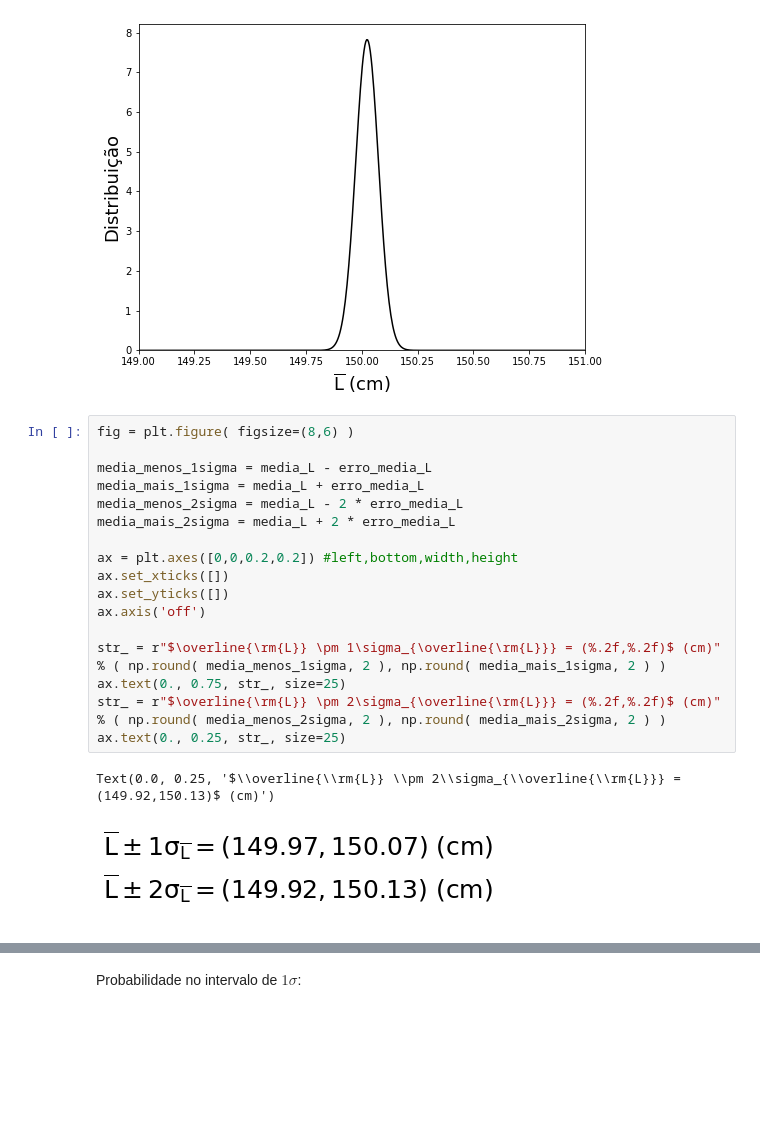
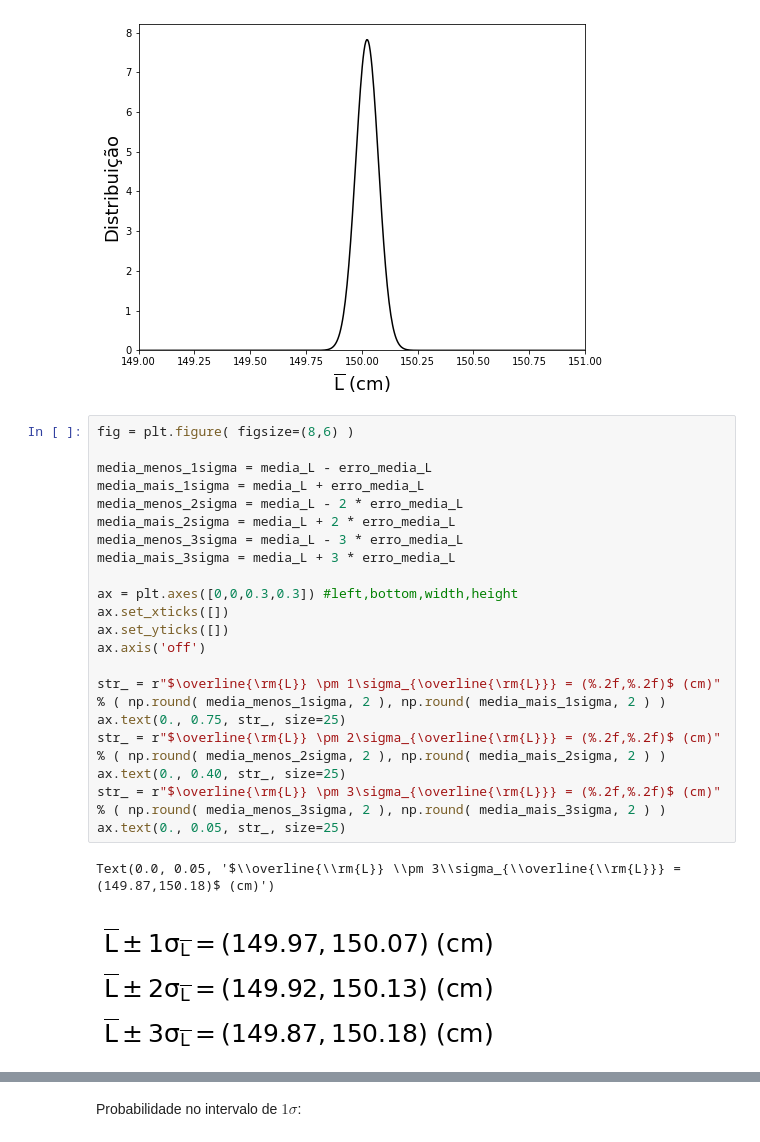
Before and after one commit to UERJ-FISICA/Fisica-Geral, a Jupyter notebook: Aula02_Estimativa_Comprimento_mesa.ipynb, the cells around one changed output, grey strips where cells are left out. Cells and saved outputs as stored; diff of their text form; blank space fills up the shorter version.

```diff
--- a/Aula02_Estimativa_Comprimento_mesa.ipynb
+++ b/Aula02_Estimativa_Comprimento_mesa.ipynb
@@ -156,22 +156,26 @@ Text(0, 0.5, 'Distribuição')
 # %%
 fig = plt.figure( figsize=(8,6) )
 
 media_menos_1sigma = media_L - erro_media_L
 media_mais_1sigma = media_L + erro_media_L
 media_menos_2sigma = media_L - 2 * erro_media_L
 media_mais_2sigma = media_L + 2 * erro_media_L
+media_menos_3sigma = media_L - 3 * erro_media_L
+media_mais_3sigma = media_L + 3 * erro_media_L
 
-ax = plt.axes([0,0,0.2,0.2]) #left,bottom,width,height
+ax = plt.axes([0,0,0.3,0.3]) #left,bottom,width,height
 ax.set_xticks([])
 ax.set_yticks([])
 ax.axis('off')
 
 str_ = r"$\overline{\rm{L}} \pm 1\sigma_{\overline{\rm{L}}} = (%.2f,%.2f)$ (cm)" % ( np.round( media_menos_1sigma, 2 ), np.round( media_mais_1sigma, 2 ) )
 ax.text(0., 0.75, str_, size=25)
 str_ = r"$\overline{\rm{L}} \pm 2\sigma_{\overline{\rm{L}}} = (%.2f,%.2f)$ (cm)" % ( np.round( media_menos_2sigma, 2 ), np.round( media_mais_2sigma, 2 ) )
-ax.text(0., 0.25, str_, size=25)
+ax.text(0., 0.40, str_, size=25)
+str_ = r"$\overline{\rm{L}} \pm 3\sigma_{\overline{\rm{L}}} = (%.2f,%.2f)$ (cm)" % ( np.round( media_menos_3sigma, 2 ), np.round( media_mais_3sigma, 2 ) )
+ax.text(0., 0.05, str_, size=25)
 # %% [output]
-Text(0.0, 0.25, '$\\overline{\\rm{L}} \\pm 2\\sigma_{\\overline{\\rm{L}}} = (149.92,150.13)$ (cm)')
+Text(0.0, 0.05, '$\\overline{\\rm{L}} \\pm 3\\sigma_{\\overline{\\rm{L}}} = (149.87,150.18)$ (cm)')
-[figure, old version]
+[figure, new version]
 # %%
 fig = plt.figure( figsize=(8,6) )
```
Also changed, not shown: parts of 4 cells of this notebook.
